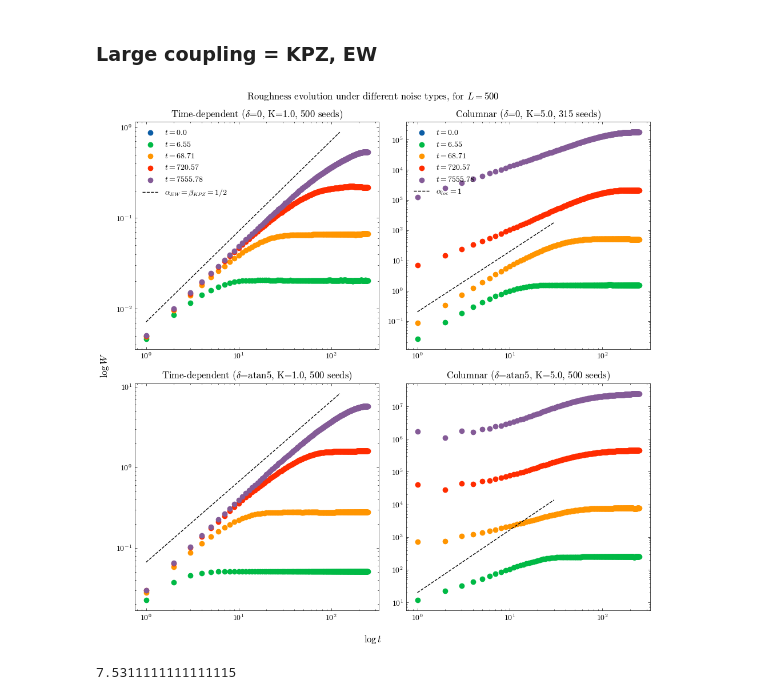
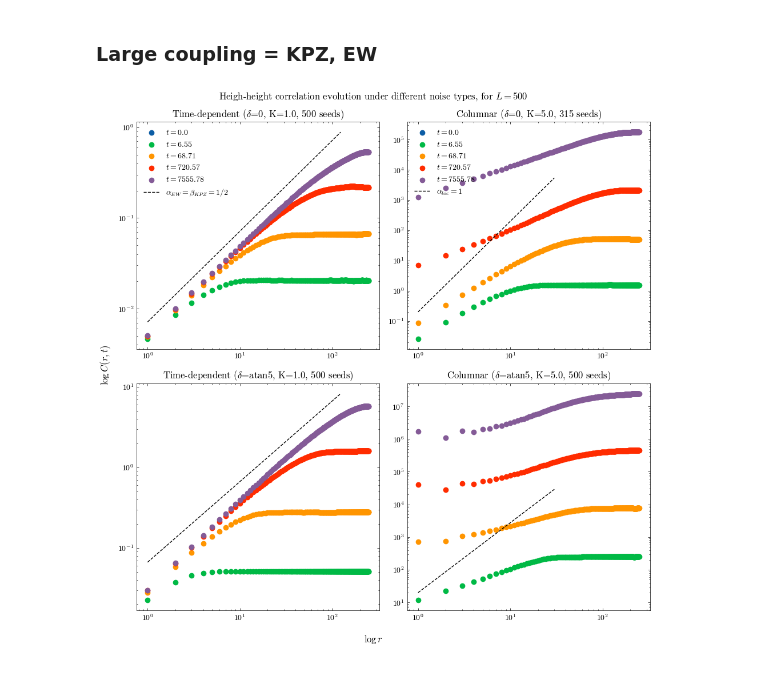
Before and after one commit to goznalo-git/RoughKuramoto, a Jupyter notebook: 3-Correlations.ipynb, the cells around one changed output. Drawn from its saved outputs; the diff is of its cells as text; code cells hidden in the pictures.

```diff
--- a/3-Correlations.ipynb
+++ b/3-Correlations.ipynb
@@ -41,13 +48,13 @@ for typenoise in ["TimeDep", "Columnar"]:
         # Save back the updated simulations DataFrame (with roughness column)
         df.to_pickle(path)
 
-        ## AVERAGE HEIGHT-HEIGHT CORRELATION PER (K, L) ##
-        # group by K, L and compute mean height-height correlation for each group
-        for (K_val, L_val), group in df.groupby(["K", "L"]):
+        ## AVERAGE HEIGHT-HEIGHT CORRELATION PER (K, L, T) ##
+        # group by K, L, T and compute mean height-height correlation for each group
+        for (K_val, L_val, T_val), group in df.groupby(["K", "L", "T"]):
             heightheight_arrays = [np.asarray(r, dtype=float) for r in group["heightheight"]]
             mean_heightheight = np.mean(np.stack(heightheight_arrays, axis=0), axis=0)
 
-            avg_id = f"{typenoise}_delta{deltaname}_L{L_val}_K{K_val}"
+            avg_id = f"{typenoise}_delta{deltaname}_L{L_val}_K{K_val}_T{T_val}_M{len(group)}"
 
             summary_rows.append(
                 {
@@ -57,7 +64,7 @@ for typenoise in ["TimeDep", "Columnar"]:
             )
 
         print("Seeds (index):", df.index.tolist())
-        print("Number of simulations:", M)
+        # print("Number of simulations:", M)
         print("Columns:", df.columns.tolist())
 # %% [output]
 ## TimeDep – Delta 0
@@ -132,14 +135,19 @@ plt.style.use(["science","no-latex"])
 # %%
 avg_df_path = "AverageSims.pkl"
 avg_df = pd.read_pickle(avg_df_path)
+
+L = 500
+T = 20000
+# %%
+markerdict = {500: "o", 250: "x", 125: "^"}
 # %% [markdown]
 ### Large coupling = KPZ, EW
 # %%
 fig, ax = plt.subplots(2, 2, figsize=(10,10))
-fig.suptitle("Roughness evolution under different noise types, for $L=$" + str(L))
+fig.suptitle("Heigh-height correlation evolution under different noise types, for $L=$" + str(L))
 
-fig.supxlabel(r"$\log t$")
-fig.supylabel(r"$\log W$")
+fig.supxlabel(r"$\log r$")
+fig.supylabel(r"$\log C(r,t)$")
 
 for i, (typenoise, typelabel) in enumerate(zip(["TimeDep", "Columnar"], ["Time-dependent", "Columnar"])
 ):
@@ -149,7 +157,8 @@ for i, (typenoise, typelabel) in enumerate(zip(["TimeDep", "Columnar"], ["Time-d
         # select rows for this noise type and delta
         mask = mask = (
             (avg_df["typenoise"] == typenoise)
-            & (avg_df["L"] == 500)
+            & (avg_df["L"] == L)
+            & (avg_df["T"] == T)
             & (avg_df["deltaname"] == deltaname)
             & ((avg_df["K"] == 1) | (avg_df["K"] == 5))
         )
@@ -157,43 +166,39 @@ for i, (typenoise, typelabel) in enumerate(zip(["TimeDep", "Columnar"], ["Time-d
 
         # in case there are multiple (K, L) combos, plot them all
         for _, row in sub.iterrows():
             t = row["t"]
-            mean_roughness = row["mean_heightheight"]
+            mean_heightheight = row["mean_heightheight"]
             L = row["L"]
             K = row["K"]
             M = row["M"]
 
-            for ti in range(mean_roughness.shape[0])[::5]:
-                rlen = mean_roughness.shape[1] # we plot up to half of this since the system is periodic
+            for ti in range(mean_heightheight.shape[0])[::5]:
+                rlen = mean_heightheight.shape[1] # we plot up to half of this since the system is periodic
                 rrange = np.array(range(rlen))
-                ax[j,i].scatter(rrange[:int(rlen/2)], mean_roughness[ti,:int(rlen/2)], label=f"$t=${np.round(t[ti],2)}", marker=markerdict[L])
+                ax[j,i].scatter(rrange[:int(rlen/2)], mean_heightheight[ti,:int(rlen/2)], label=f"$t=${np.round(t[ti],2)}", marker=markerdict[L])
             ax[j,i].set_title(typelabel+ r" ($\delta$="+f"{deltaname}, K={K}, {M} seeds)")
 
 ax[0,0].set_yscale('log')
 ax[0,0].set_xscale('log')
 ax[1,0].set_yscale('log')
 ax[1,0].set_xscale('log')
 ax[0,1].set_yscale('log')
 ax[0,1].set_xscale('log')
 ax[1,1].set_yscale('log')
 ax[1,1].set_xscale('log')
 
 # scaling as r^(2\alpha) = r^1 for alpha = 1/2 (EW/KPZ)
-ax[0,0].loglog(rrange[1:int(rlen/4)], rrange[1:int(rlen/4)]**(1) /140, label=r"$\alpha_{EW}=\beta_{KPZ}=1/2$", linestyle="--", color="k")
-ax[1,0].loglog(rrange[1:int(rlen/4)], rrange[1:int(rlen/4)]**(1)/15, linestyle="--", color="k")
+ax[0,0].loglog(rrange[1:int(rlen/4)], rrange[1:int(rlen/4)]**(2*alpha_dict["TimeDep"]["EW"]) /140, label=r"$\alpha_{EW}=\beta_{KPZ}=1/2$", linestyle="--", color="k")
+ax[1,0].loglog(rrange[1:int(rlen/4)], rrange[1:int(rlen/4)]**(2*alpha_dict["TimeDep"]["KPZ"])/15, linestyle="--", color="k")
 
 # scaling as r^(2\alpha) = r^2 for alpha_loc approx 1 (EW/KPZ)
-ax[0,1].loglog(rrange[1:int(rlen/16)], rrange[1:int(rlen/16)]**(2)/5, label=r"$\alpha_{loc}=1$", linestyle="--", color="k")
-ax[1,1].loglog(rrange[1:int(rlen/16)], rrange[1:int(rlen/16)]**(2*0.96) * 20, linestyle="--", color="k")
+ax[0,1].loglog(rrange[1:int(rlen/16)], rrange[1:int(rlen/16)]**(2*alpha_dict["Columnar"]["EW"])/5, label=r"$\alpha_{loc}=1$", linestyle="--", color="k")
+ax[1,1].loglog(rrange[1:int(rlen/16)], rrange[1:int(rlen/16)]**(2*alpha_dict["Columnar"]["KPZ"]) * 20, linestyle="--", color="k")
 
 ax[0,0].legend()
 ax[0,1].legend()
 
 plt.tight_layout()
 plt.show()
 # %% [output]
-[figure, old version]
+[figure, new version]
-# %%
-27112/60/60
-# %% [output]
-7.5311111111111115
```
Also changed, not shown: parts of 4 cells of this notebook, 5 other files.
